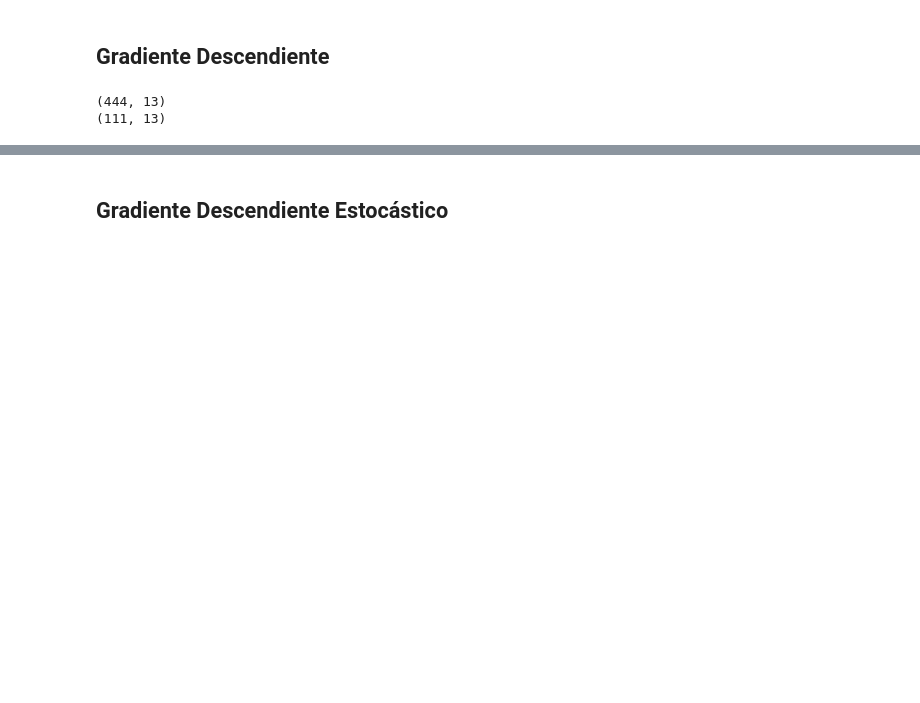
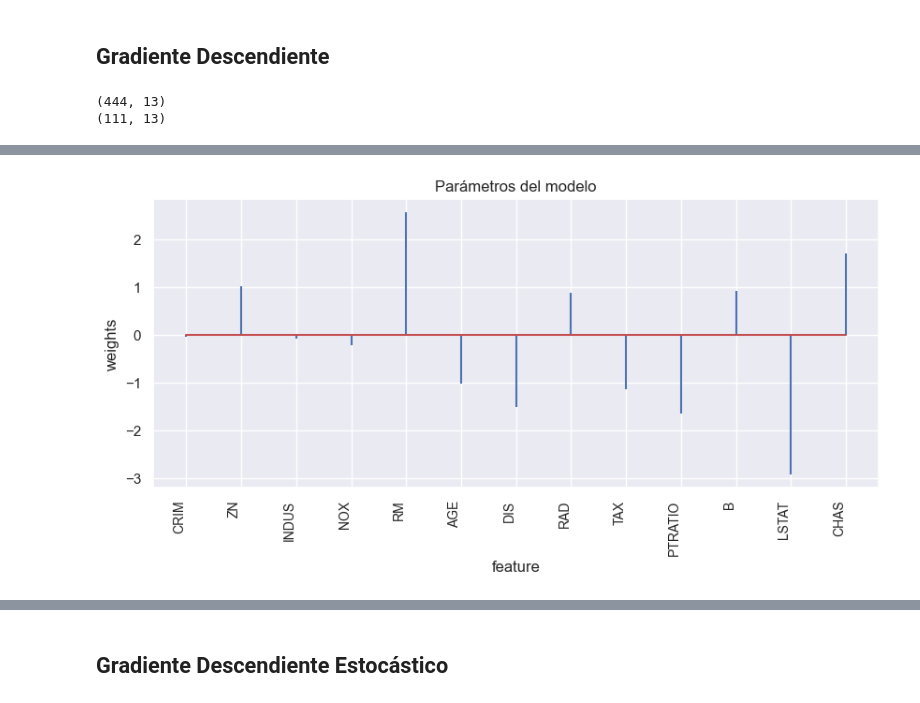
Before and after one commit to franciscoryb1/AA1-TUIA-RodriguezYBarros-Menescaldi-Britos, a Jupyter notebook: TP.ipynb, the cells around one changed output, grey strips where cells are left out. Cells and saved outputs as stored; diff of their text form; code cells hidden in the pictures; blank space fills up the shorter version.

```diff
--- a/TP.ipynb
+++ b/TP.ipynb
@@ -1034,3 +1054,17 @@ gd = gradient_descent(X_train_scaled, y_train, X_test_scaled, y_test, lr=0.03, e
+# %%
+# Coeficientes del modelo
+
+gd_coeficientes = pd.DataFrame({'predictor': X_train.columns, 'coef': gd[1:].flatten()})
+# flatten() convierte el array de coeficientes en una versión unidimensional, independientemente de cuántas dimensiones tenga originalmente.
+fig, ax = plt.subplots(figsize=(10, 4))
+ax.stem(gd_coeficientes.predictor, gd_coeficientes.coef, markerfmt=' ')
+plt.xticks(rotation=90, ha='right', size=10)
+ax.set_xlabel('feature')
+ax.set_ylabel('weights')
+ax.set_title('Parámetros del modelo')
+plt.show()
+# %% [output]
+[figure, added]
 # %%
 # PREDICCIONES GRADINTE DESCENDIENTE
 x_test_gd = np.hstack((np.ones((X_test_scaled.shape[0], 1)), X_test_scaled))
```
Also changed, not shown: parts of 29 cells of this notebook.
